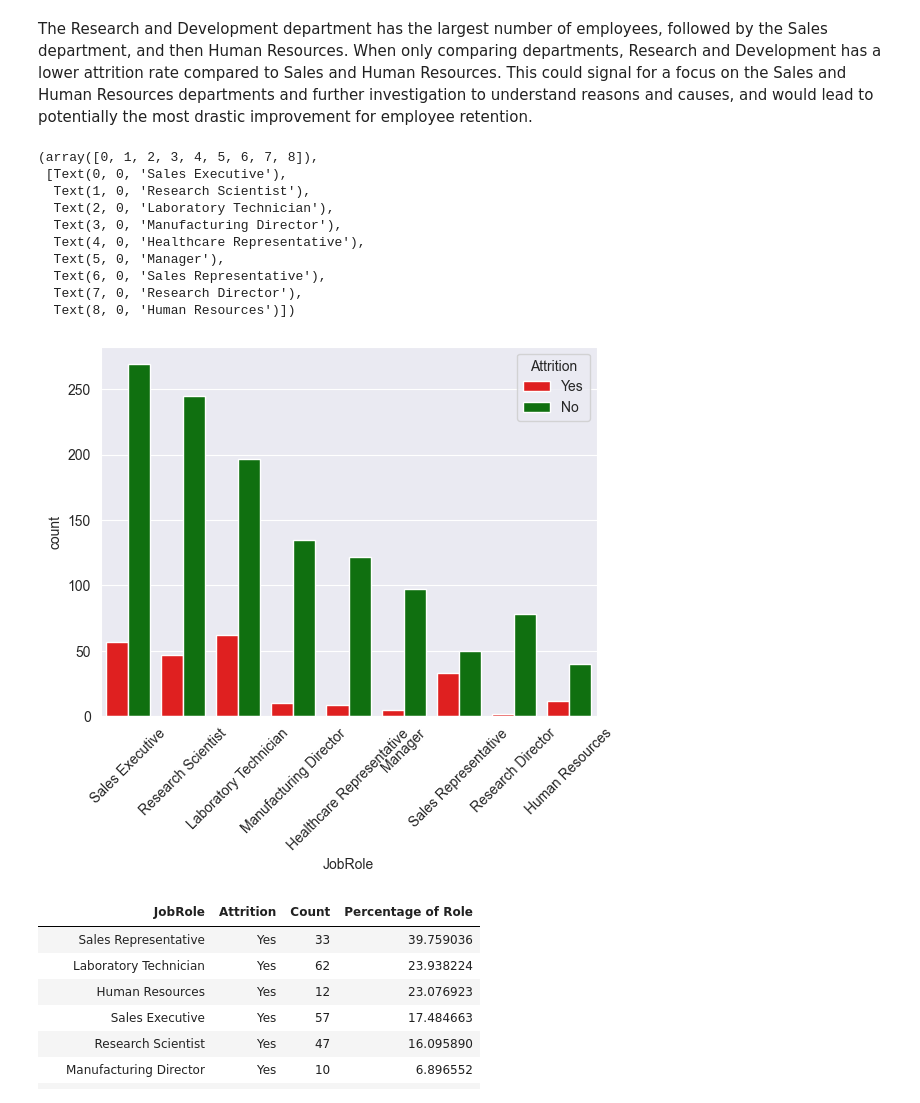
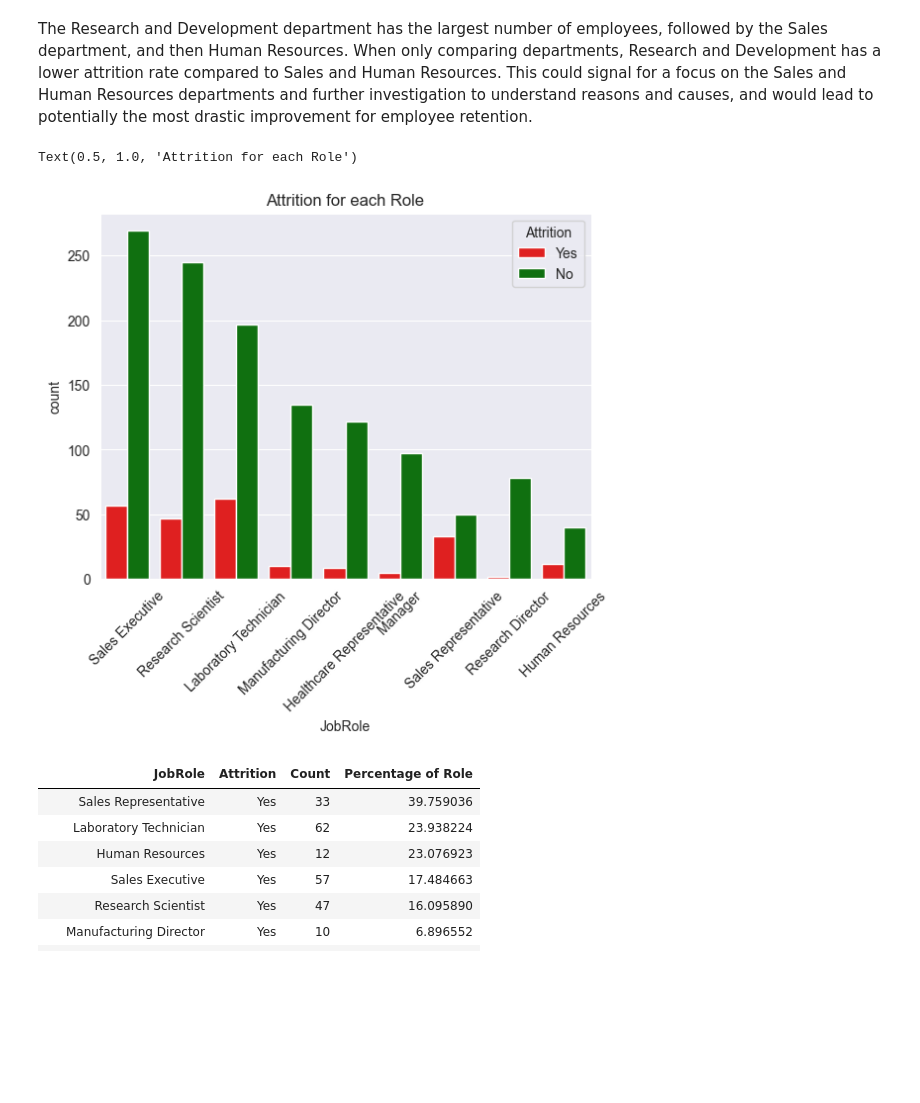
Before and after one commit to Jensen-T/HR-Analysis, a Jupyter notebook: hr-analysis.ipynb, the cells around one changed output. Saved outputs shown, nothing was run; the diff lists cells and outputs as text; code cells hidden in the pictures; blank space fills up the shorter version.

```diff
--- a/hr-analysis.ipynb
+++ b/hr-analysis.ipynb
@@ -157,20 +160,13 @@ departments.style.hide(axis ='index')
 # %% [markdown]
 The Research and Development department has the largest number of employees, followed by the Sales department, and then Human Resources. When only comparing departments, Research and Development has a lower attrition rate compared to Sales and Human Resources. This could signal for a focus on the Sales and Human Resources departments and further investigation to understand reasons and causes, and would lead to potentially the most drastic improvement for employee retention.
 # %%
+
 sns.countplot(data = df, x = 'JobRole', hue = 'Attrition', palette = {'Yes': 'red', 'No': 'green'})
 plt.xticks(rotation = 45)
+plt.title('Attrition for each Role')
 # %% [output]
-(array([0, 1, 2, 3, 4, 5, 6, 7, 8]),
- [Text(0, 0, 'Sales Executive'),
-  Text(1, 0, 'Research Scientist'),
-  Text(2, 0, 'Laboratory Technician'),
-  Text(3, 0, 'Manufacturing Director'),
-  Text(4, 0, 'Healthcare Representative'),
-  Text(5, 0, 'Manager'),
-  Text(6, 0, 'Sales Representative'),
-  Text(7, 0, 'Research Director'),
-  Text(8, 0, 'Human Resources')])
+Text(0.5, 1.0, 'Attrition for each Role')
-[figure, old version]
+[figure, new version]
 # %%
 role = df.groupby(['JobRole', 'Attrition']).size().reset_index(name = 'Count')
 role_totals = df.groupby('JobRole').size()
```
Also changed, not shown: parts of 9 cells of this notebook.
